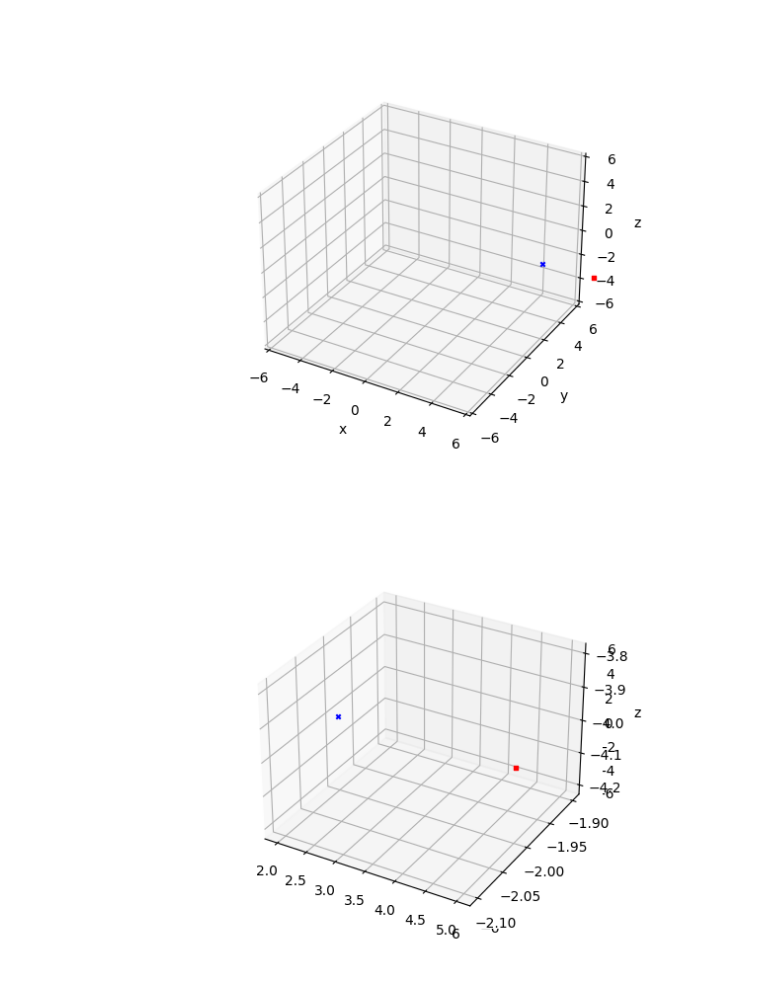
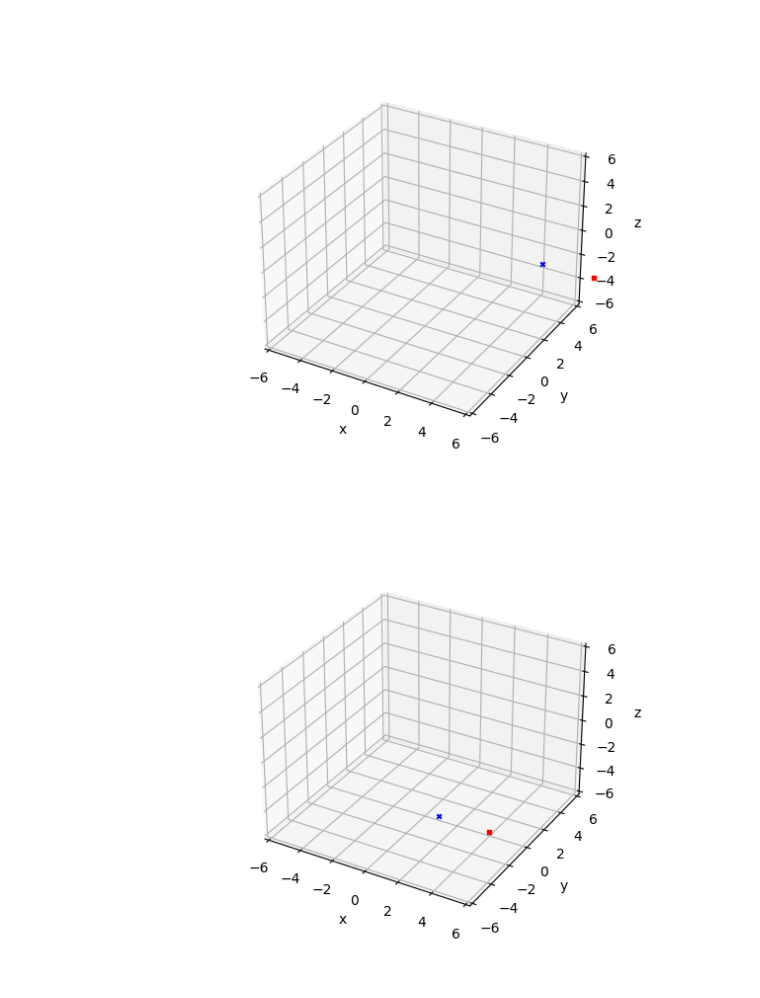
Before and after one commit to lpsoares/ComputacaoGrafica, a Jupyter notebook: content/aulas/05-sistemas_de_coordenadas/atividade.ipynb, the cells around one changed output. Cells and saved outputs as stored; diff of their text form; code cells hidden in the pictures.

```diff
--- a/content/aulas/05-sistemas_de_coordenadas/atividade.ipynb
+++ b/content/aulas/05-sistemas_de_coordenadas/atividade.ipynb
@@ -30,29 +28,29 @@ plt.show()
 [figure]
 # %%
 %matplotlib widget
-
+fig = plt.figure()
 ax = plt.axes(projection='3d')
-# ax.set(xlabel='x', ylabel='y', zlabel='z')
-# ax.set_xlim3d(-6, 6)  # faixa de visualização de X
-# ax.set_ylim3d(-6, 6)  # faixa de visualização de Y
-# ax.set_zlim3d(-6, 6)  # faixa de visualização de Z
+ax.set(xlabel='x', ylabel='y', zlabel='z')
+ax.set_xlim3d(-6, 6)  # faixa de visualização de X
+ax.set_ylim3d(-6, 6)  # faixa de visualização de Y
+ax.set_zlim3d(-6, 6)  # faixa de visualização de Z
 
 camera_h = numpy.append(camera, 1)
 objeto_h = numpy.append(objeto, 1)
 
 mat = numpy.array([[1, 0, 0, -4],
                   [0, 1, 0, -4],
                   [0, 0, 1, -4],
                   [0, 0, 0, 1]])
 
 # Câmera
 camera_h = numpy.matmul(mat, camera_h)
 ax.scatter(*camera_h[:3], color='red', s=10, marker = "s")
 
 # Objeto
 objeto_h = numpy.matmul(mat, objeto_h)
 ax.scatter(*objeto_h[:3], color='blue', s=10, marker = "x")
 
 plt.show()
 # %% [output]
-[figure, old version]
+[figure, new version]
```
Also changed, not shown: parts of 2 cells of this notebook.
